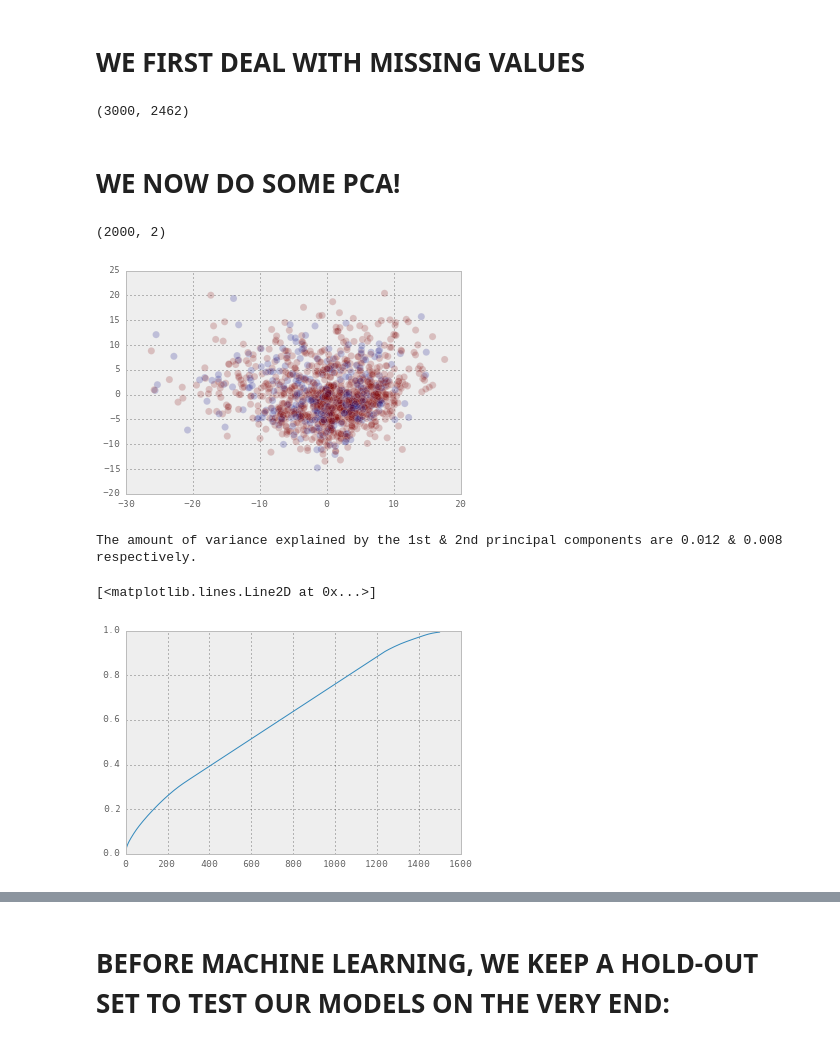
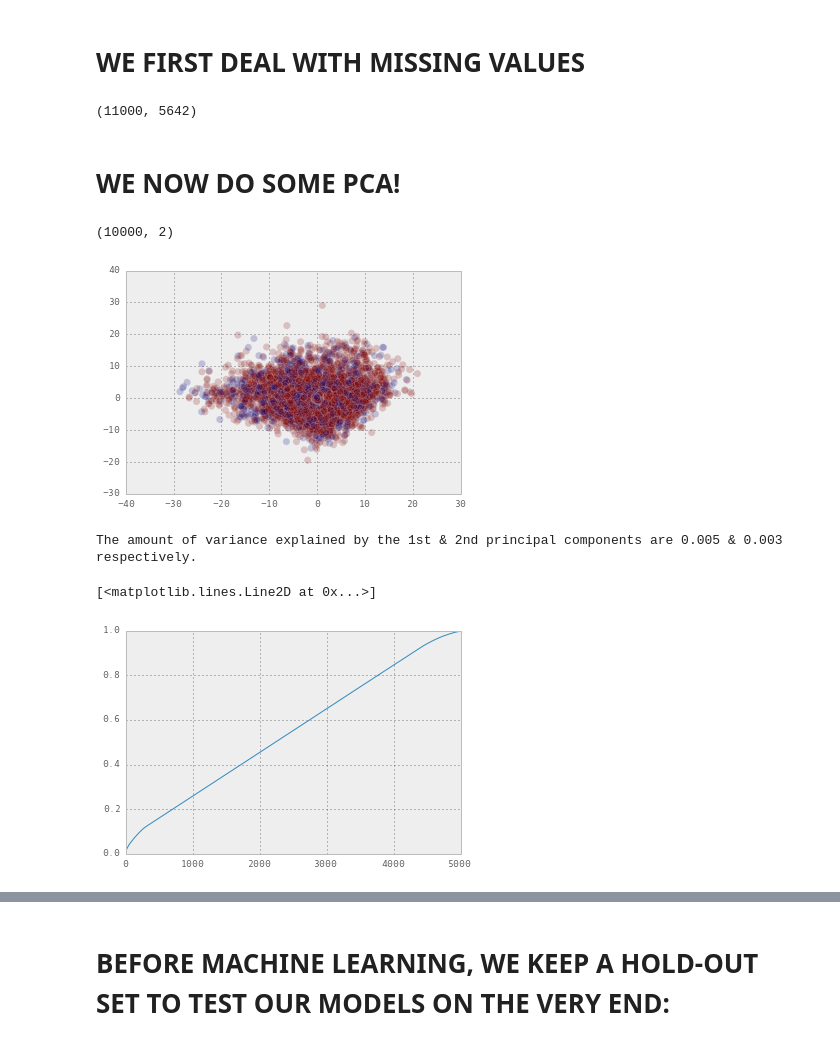
Before and after one commit to hugobowne/machine_learning_techniques, a Jupyter notebook: paribas/paribas_I.ipynb, the cells around one changed output, grey strips where cells are left out. Saved outputs shown, nothing was run; the diff lists cells and outputs as text; code cells hidden in the pictures.

Commit message:
pca + log reg (5fold CV) on 10% of data

```diff
--- a/paribas/paribas_I.ipynb
+++ b/paribas/paribas_I.ipynb
@@ -21,6 +16,6 @@ df_train.head()
 # %%
 ##CHOOSE A SUBSET TO WORK WITH INITIALLY
-df_train = df_train[0:2000]
+df_train = df_train[0:10000]
 df_train.head()
 # %% [output]
 |  | ID | target | v1 | v2 | v3 | v4 | v5 | v6 | v7 | v8 | ... | ... |
@@ -59,42 +54,42 @@ X_hot_imp = imp.transform( X_hot )
 df_all = scale(X_hot_imp) #scaled data
 np.shape(df_all)
 # %% [output]
-(3000, 2462)
+(11000, 5642)
 # %% [markdown]
 # WE NOW DO SOME PCA!
 # %%
 from sklearn.decomposition import PCA #import principal component analysis
 pca = PCA(n_components=2) #Instantiate the model & set parameters
-df2 = pd.DataFrame( df_all[0:2000,:] )
+df2 = pd.DataFrame( df_all[0:10000,:] )
 # df2.head()
 pca.fit(df2); #Fit the model
 df_pca = pca.transform(df2)#Apply the model. For embeddings / decompositions, this is transform.
 print(df_pca.shape)
 fig, ax = plt.subplots();
 ax.scatter(df_pca[:, 0], df_pca[:, 1] , c = df_train['target'] , s = 50 , alpha=0.2);
 ax.legend(numpoints=1 , loc='upper left');
 plt.show();
 print("The amount of variance explained by the 1st & 2nd principal components are %s & %s respectively."
       % (round(pca.explained_variance_ratio_[0],3) , round(pca.explained_variance_ratio_[1],3)))
 #print("Thus the 1st 2 components explain >99% of the variance in the data: moreover, looking " +
      # "at the plot, there seems to be some distinction between target classes. All this is to say" +
      # " that there is hope for us still!")
 # %% [output]
-(2000, 2)
+(10000, 2)
-[figure, old version]
+[figure, new version]
-The amount of variance explained by the 1st & 2nd principal components are 0.012 & 0.008 respectively.
+The amount of variance explained by the 1st & 2nd principal components are 0.005 & 0.003 respectively.
 # %%
 from sklearn.decomposition import PCA #import principal component analysis
-ncomp = 1500
+ncomp = 5000
 pca = PCA(n_components=ncomp) #Instantiate the model & set parameters
-df2 = pd.DataFrame( df_all[0:2000,:] )
+df2 = pd.DataFrame( df_all[0:10000,:] )
 # df2.head()
 pca.fit(df2); #Fit the model
 plt.plot(range(1,ncomp+1) , np.cumsum(pca.explained_variance_ratio_))
 # print pca.explained_variance_ratio_
 # %% [output]
 [<matplotlib.lines.Line2D at 0x...>]
-[figure, old version]
+[figure, new version]
 # %%
 print np.shape(df2)
 df_red= pca.fit_transform(df2)
```
Also changed, not shown: parts of 7 cells of this notebook.
